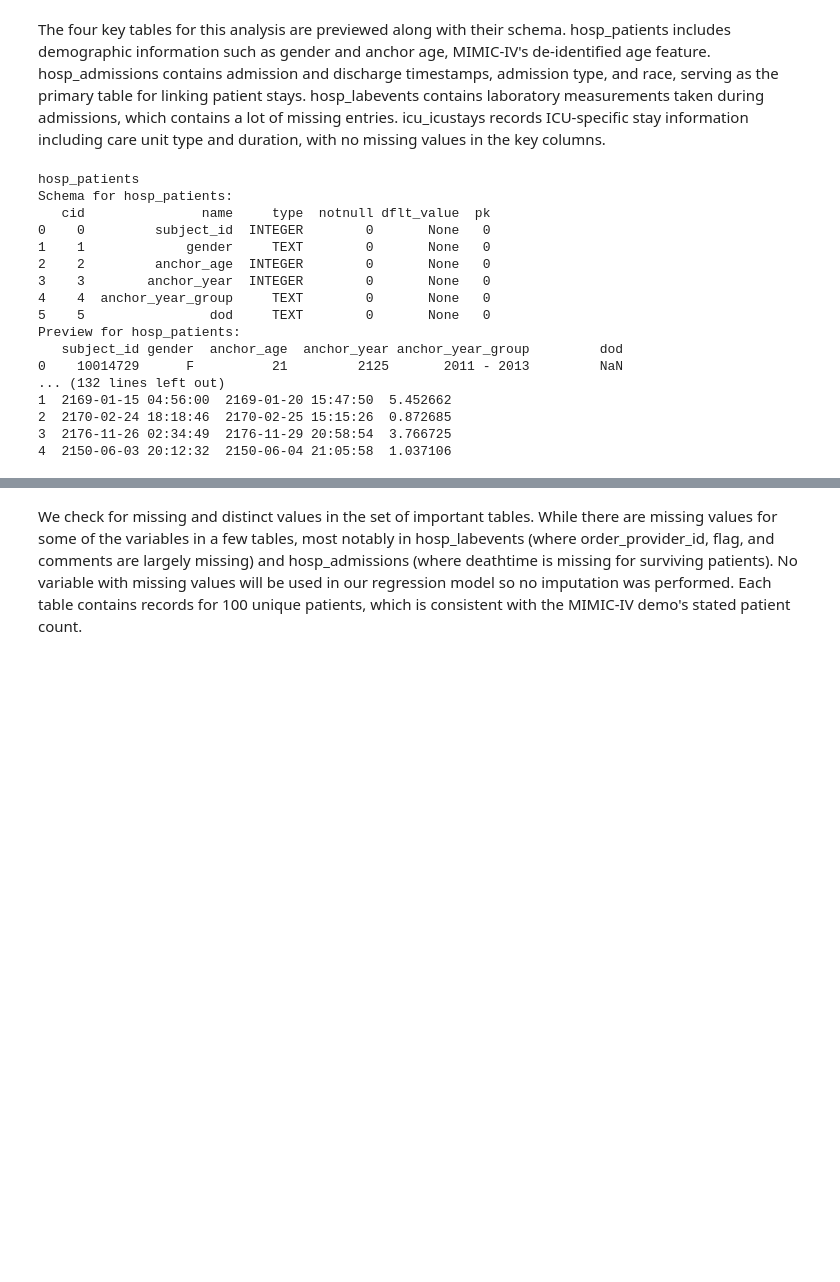
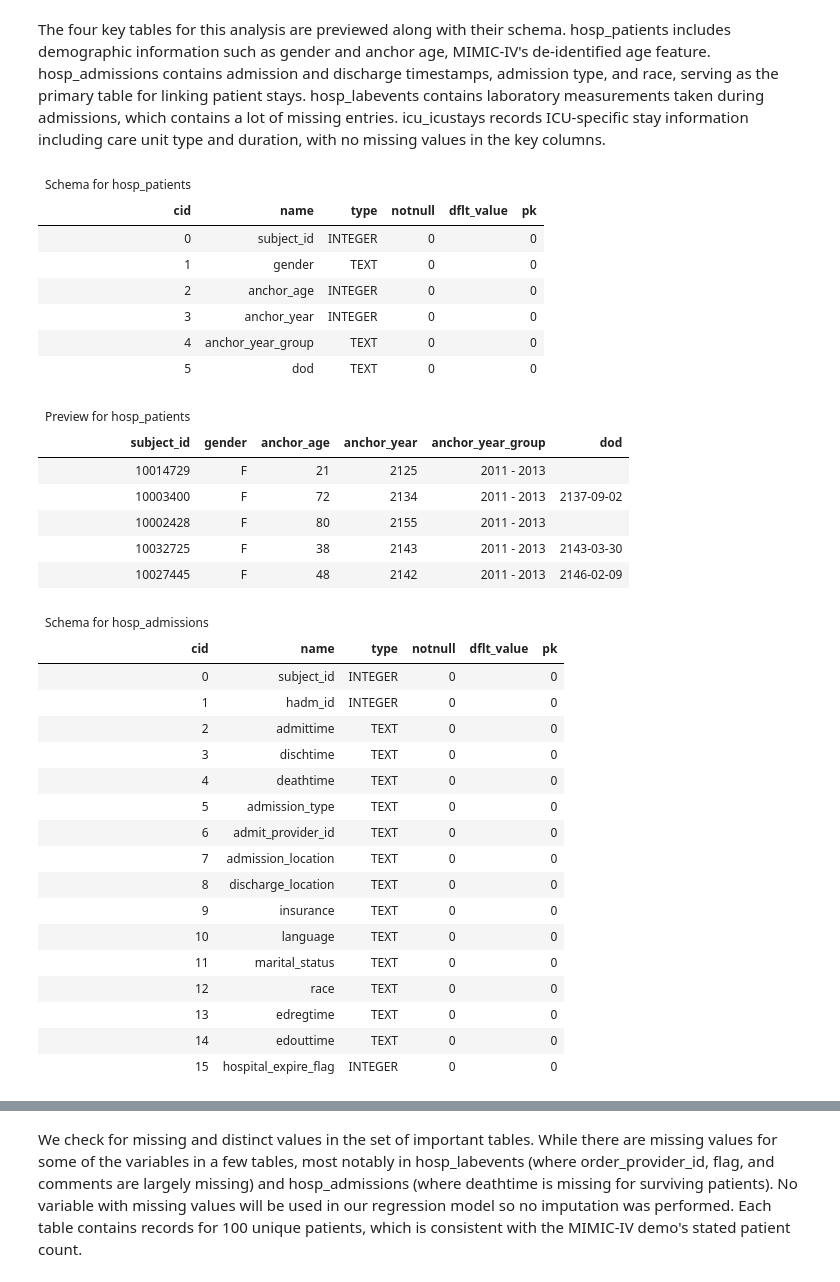
Before and after one commit to jguo2673/MIMIC-IV-EDA, a Jupyter notebook: proj.ipynb, the cells around one changed output, grey strips where cells are left out. Saved outputs shown, nothing was run; the diff lists cells and outputs as text; code cells hidden in the pictures; blank space fills up the shorter version.

```diff
--- a/proj.ipynb
+++ b/proj.ipynb
@@ -50,32 +51,54 @@ The four key tables for this analysis are previewed along with their schema. hos
 # %%
 # get schema and preview a table
 
 for table in ("hosp_patients", "hosp_admissions", "hosp_labevents", "icu_icustays"):
 
     schema = pd.read_sql(f"PRAGMA table_info({table})", conn)
-    print(table)
-    print(f"Schema for {table}:")
-    print(schema)
+    schema_table = (GT(schema)
+     .tab_header(
+         title=f"Schema for {table}"
+     )
+    )
+    display(schema_table)
 
     preview = pd.read_sql(f"SELECT * FROM {table} LIMIT 5", conn)
-    print(f"Preview for {table}:")
-    print(preview)
-    print("\n")
+    prev_table = (GT(preview)
+         .tab_header(
+             title=f"Preview for {table}"
+         )
+        )
+    display(prev_table)
 # %% [output]
-hosp_patients
-Schema for hosp_patients:
-   cid               name     type  notnull dflt_value  pk
-0    0         subject_id  INTEGER        0       None   0
-1    1             gender     TEXT        0       None   0
-2    2         anchor_age  INTEGER        0       None   0
-3    3        anchor_year  INTEGER        0       None   0
-4    4  anchor_year_group     TEXT        0       None   0
-5    5                dod     TEXT        0       None   0
-Preview for hosp_patients:
-   subject_id gender  anchor_age  anchor_year anchor_year_group         dod
-0    10014729      F          21         2125       2011 - 2013         NaN
-... (132 lines left out)
-1  2169-01-15 04:56:00  2169-01-20 15:47:50  5.452662
-2  2170-02-24 18:18:46  2170-02-25 15:15:26  0.872685
-3  2176-11-26 02:34:49  2176-11-29 20:58:54  3.766725
-4  2150-06-03 20:12:32  2150-06-04 21:05:58  1.037106
+| Schema for hosp_patients |  |  |  |  |  |
+| cid | name | type | notnull | dflt_value | pk |
+| 0 | subject_id | INTEGER | 0 |  | 0 |
+| 1 | gender | TEXT | 0 |  | 0 |
+| 2 | anchor_age | INTEGER | 0 |  | 0 |
+| 3 | anchor_year | INTEGER | 0 |  | 0 |
+| 4 | anchor_year_group | TEXT | 0 |  | 0 |
+| 5 | dod | TEXT | 0 |  | 0 |
+| Preview for hosp_patients |  |  |  |  |  |
+| subject_id | gender | anchor_age | anchor_year | anchor_year_group | dod |
+| 10014729 | F | 21 | 2125 | 2011 - 2013 |  |
+| 10003400 | F | 72 | 2134 | 2011 - 2013 | 2137-09-02 |
+| 10002428 | F | 80 | 2155 | 2011 - 2013 |  |
+| 10032725 | F | 38 | 2143 | 2011 - 2013 | 2143-03-30 |
+| 10027445 | F | 48 | 2142 | 2011 - 2013 | 2146-02-09 |
+| Schema for hosp_admissions |  |  |  |  |  |
+| cid | name | type | notnull | dflt_value | pk |
+| 0 | subject_id | INTEGER | 0 |  | 0 |
+| 1 | hadm_id | INTEGER | 0 |  | 0 |
+| 2 | admittime | TEXT | 0 |  | 0 |
+| 3 | dischtime | TEXT | 0 |  | 0 |
+| 4 | deathtime | TEXT | 0 |  | 0 |
+| 5 | admission_type | TEXT | 0 |  | 0 |
+| 6 | admit_provider_id | TEXT | 0 |  | 0 |
+| 7 | admission_location | TEXT | 0 |  | 0 |
+| 8 | discharge_location | TEXT | 0 |  | 0 |
+| 9 | insurance | TEXT | 0 |  | 0 |
+| 10 | language | TEXT | 0 |  | 0 |
+| 11 | marital_status | TEXT | 0 |  | 0 |
+| 12 | race | TEXT | 0 |  | 0 |
+| 13 | edregtime | TEXT | 0 |  | 0 |
+| 14 | edouttime | TEXT | 0 |  | 0 |
+| 15 | hospital_expire_flag | INTEGER | 0 |  | 0 |
```
Also changed, not shown: parts of 9 cells of this notebook, 1 other file.
